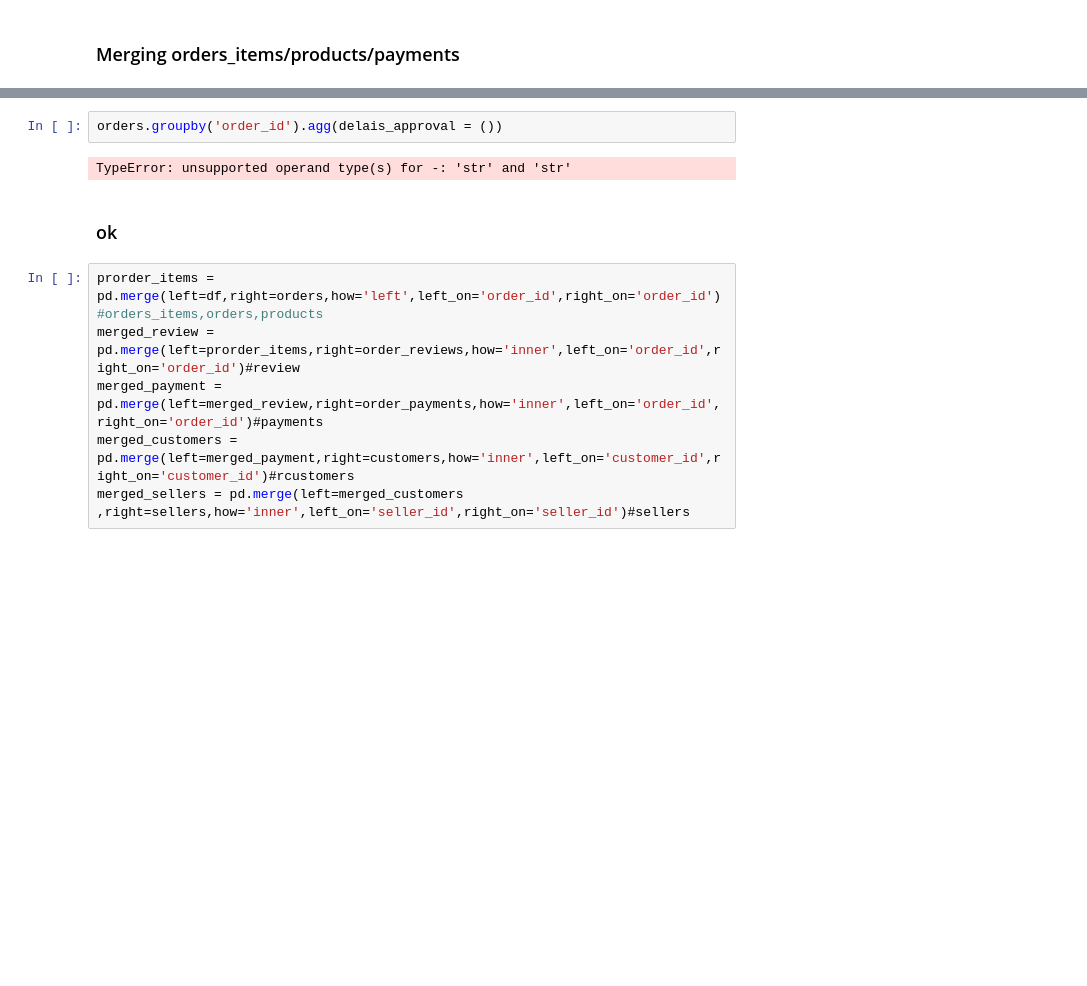
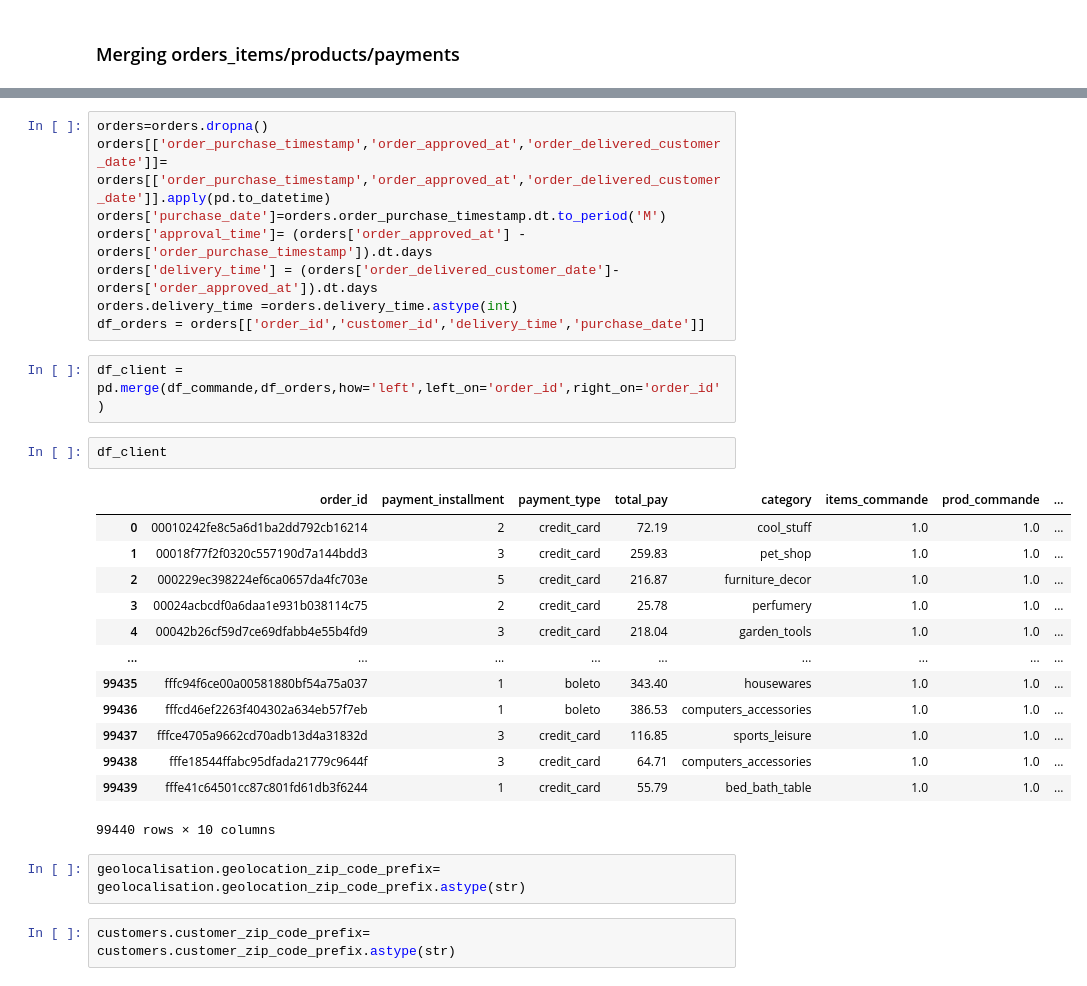
Before and after one commit to Thomas-Dulompont/Segmentation-Client, a Jupyter notebook: notebooks/analyse.ipynb, the cells around one changed output, grey strips where cells are left out. Drawn from its saved outputs; the diff is of its cells as text; blank space fills up the shorter version.

```diff
--- a/notebooks/analyse.ipynb
+++ b/notebooks/analyse.ipynb
@@ -117,12 +96,30 @@ df_commande
-# %%
-orders.groupby('order_id').agg(delais_approval = ())
-# %% [output]
-TypeError: unsupported operand type(s) for -: 'str' and 'str'
-# %% [markdown]
-### ok
-# %%
-prorder_items = pd.merge(left=df,right=orders,how='left',left_on='order_id',right_on='order_id') #orders_items,orders,products
-merged_review = pd.merge(left=prorder_items,right=order_reviews,how='inner',left_on='order_id',right_on='order_id')#review
-merged_payment = pd.merge(left=merged_review,right=order_payments,how='inner',left_on='order_id',right_on='order_id')#payments
-merged_customers = pd.merge(left=merged_payment,right=customers,how='inner',left_on='customer_id',right_on='customer_id')#rcustomers
-merged_sellers = pd.merge(left=merged_customers ,right=sellers,how='inner',left_on='seller_id',right_on='seller_id')#sellers
+# %%
+orders=orders.dropna()
+orders[['order_purchase_timestamp','order_approved_at','order_delivered_customer_date']]= orders[['order_purchase_timestamp','order_approved_at','order_delivered_customer_date']].apply(pd.to_datetime)
+orders['purchase_date']=orders.order_purchase_timestamp.dt.to_period('M')
+orders['approval_time']= (orders['order_approved_at'] - orders['order_purchase_timestamp']).dt.days
+orders['delivery_time'] = (orders['order_delivered_customer_date']-orders['order_approved_at']).dt.days
+orders.delivery_time =orders.delivery_time.astype(int)
+df_orders = orders[['order_id','customer_id','delivery_time','purchase_date']]
+# %%
+df_client = pd.merge(df_commande,df_orders,how='left',left_on='order_id',right_on='order_id')
+# %%
+df_client
+# %% [output]
+|  | order_id | payment_installment | payment_type | total_pay | category | items_commande | prod_commande | ... |
+| 0 | 00010242fe8c5a6d1ba2dd792cb16214 | 2 | credit_card | 72.19 | cool_stuff | 1.0 | 1.0 | ... |
+| 1 | 00018f77f2f0320c557190d7a144bdd3 | 3 | credit_card | 259.83 | pet_shop | 1.0 | 1.0 | ... |
+| 2 | 000229ec398224ef6ca0657da4fc703e | 5 | credit_card | 216.87 | furniture_decor | 1.0 | 1.0 | ... |
+| 3 | 00024acbcdf0a6daa1e931b038114c75 | 2 | credit_card | 25.78 | perfumery | 1.0 | 1.0 | ... |
+| 4 | 00042b26cf59d7ce69dfabb4e55b4fd9 | 3 | credit_card | 218.04 | garden_tools | 1.0 | 1.0 | ... |
+| ... | ... | ... | ... | ... | ... | ... | ... | ... |
+| 99435 | fffc94f6ce00a00581880bf54a75a037 | 1 | boleto | 343.40 | housewares | 1.0 | 1.0 | ... |
+| 99436 | fffcd46ef2263f404302a634eb57f7eb | 1 | boleto | 386.53 | computers_accessories | 1.0 | 1.0 | ... |
+| 99437 | fffce4705a9662cd70adb13d4a31832d | 3 | credit_card | 116.85 | sports_leisure | 1.0 | 1.0 | ... |
+| 99438 | fffe18544ffabc95dfada21779c9644f | 3 | credit_card | 64.71 | computers_accessories | 1.0 | 1.0 | ... |
+| 99439 | fffe41c64501cc87c801fd61db3f6244 | 1 | credit_card | 55.79 | bed_bath_table | 1.0 | 1.0 | ... |
+99440 rows × 10 columns
+# %%
+geolocalisation.geolocation_zip_code_prefix= geolocalisation.geolocation_zip_code_prefix.astype(str)
+# %%
+customers.customer_zip_code_prefix= customers.customer_zip_code_prefix.astype(str)
```
Also changed, not shown: parts of 8 cells of this notebook.
